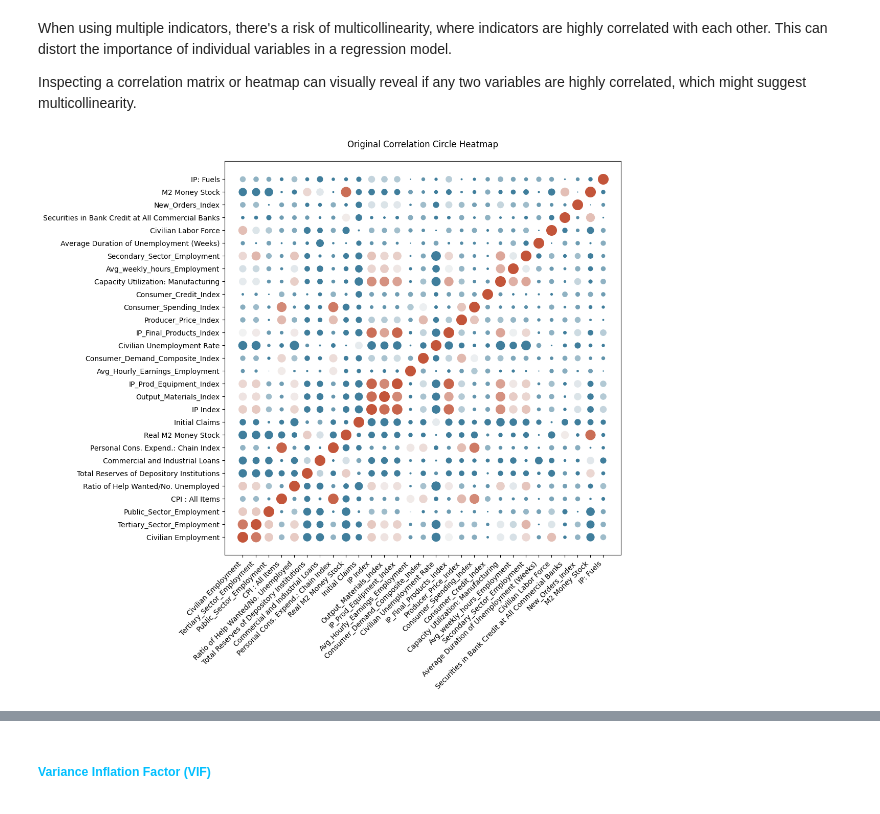
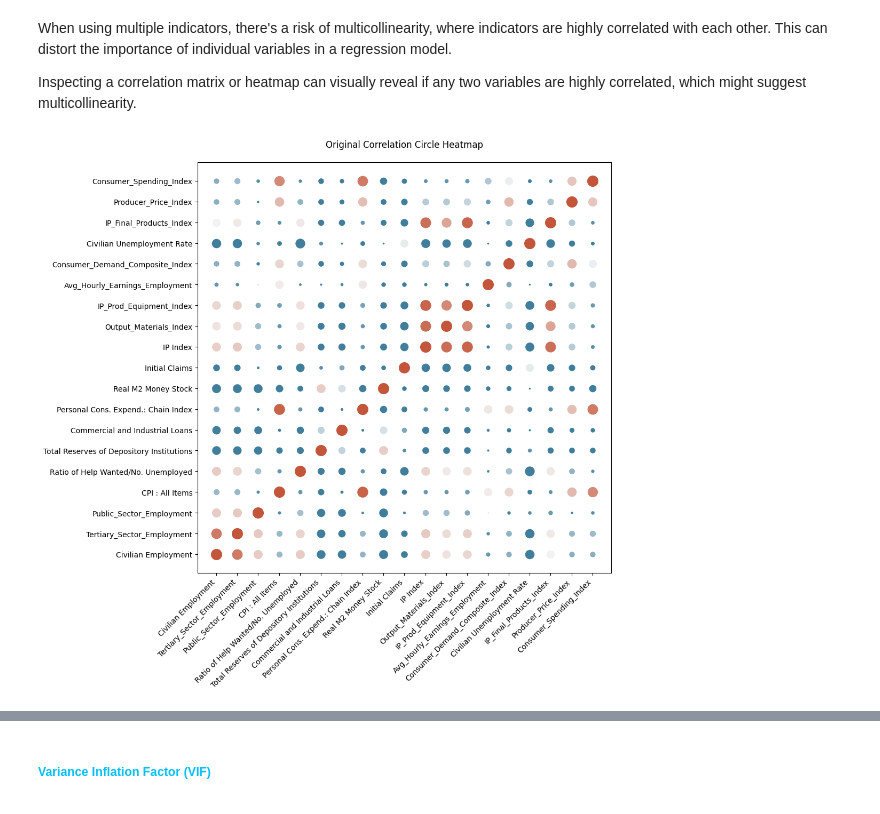
Before and after one commit to janjannagtegaal/NowCasting-M1, a Jupyter notebook: [2]M1_Analysis.ipynb, the cells around one changed output, grey strips where cells are left out. Drawn from its saved outputs; the diff is of its cells as text; code cells hidden in the pictures.

```diff
--- a/[2]M1_Analysis.ipynb
+++ b/[2]M1_Analysis.ipynb
@@ -158,13 +158,11 @@ dtype: float64
 %matplotlib inline
 import matplotlib.pyplot as plt
 
-
-# Assuming `joined_dataset` is your DataFrame that contains the data for PCE and other indicators
 # Extract the top 10 correlated features excluding 'PCE'
-top_features = [feature for feature in top_correlations.index[:16] if feature != 'PCE']
+top_features = [feature for feature in top_correlations.index[:12] if feature != 'PCE']
 
 # Setup the figure and subplots
-fig, axs = plt.subplots(4, 4, figsize=(25, 10))  # Adjust figsize as needed
+fig, axs = plt.subplots(4, 3, figsize=(25, 10))  # Adjust figsize as needed
 fig.subplots_adjust(hspace=0.4, wspace=0.3)  # Adjust spacing as needed
 
 # Flatten the axes array for easy iteration
@@ -173,10 +171,10 @@ axs = axs.flatten()
 # Plot each feature in its subplot against PCE
 for i, feature in enumerate(top_features):
     # Plotting feature against PCE
-    axs[i].plot(joined_dataset.index, joined_dataset[feature], label=f'{feature} vs. PCE')
-    axs[i].plot(joined_dataset.index, joined_dataset['PCE'], label='PCE', linestyle='--', color='red')
+    axs[i].plot(joined_dataset.index[-80:], joined_dataset[feature][-80:], label=f'{feature} vs. PCE',color='black')
+    axs[i].plot(joined_dataset.index[-80:], joined_dataset['PCE'][-80:], label='PCE', color='red',alpha=0.5)
     axs[i].set_title(f'{feature} vs. PCE')
-    axs[i].set_xlabel('Date')  # Adjust as per your dataset structure
+    axs[i].set_xlabel('Date')
     axs[i].set_ylabel('Value')
     axs[i].legend()
 
@@ -185,7 +183,7 @@ for j in range(i + 1, 10):
     fig.delaxes(axs[j])
 
 # Add an overall title
-fig.suptitle('Top Correlations Against PCE Over Time', fontsize=16)
+fig.suptitle('Top Correlations Against PCE since 2000', fontsize=16)
 
 # Show the plot
 plt.show()
@@ -237,35 +235,35 @@ def plot_correlation_circle_heatmap(dataset, correlations, top_n=30, fig_title='
 
     # Generate a colormap
     cmap = sns.diverging_palette(230, 20, as_cmap=True)
 
     # Get the coordinates
     x_coords, y_coords = np.meshgrid(correlation_matrix.columns, correlation_matrix.index)
 
     # Get correlation values for size - scaled for visibility
     sizes = np.abs(correlation_matrix.values.flatten()) * 200
 
     # Get colors based on correlation values
     colors = [cmap(val) for val in correlation_matrix.values.flatten()]
 
     # Create the bubble heatmap
     for (x, y), size, color in zip(np.c_[x_coords.ravel(), y_coords.ravel()], sizes, colors):
         ax.scatter(x, y, s=size, c=[color])
 
     # Improve layout
     ax.set_xticks(np.arange(len(correlation_matrix.columns)))
     ax.set_yticks(np.arange(len(correlation_matrix.index)))
     ax.set_xticklabels(correlation_matrix.columns)
     ax.set_yticklabels(correlation_matrix.index)
     plt.xticks(rotation=45, ha='right')
     plt.yticks(rotation=0)
     ax.set_title(fig_title, pad=20)
 
     plt.show()
 
 # Example usage with the original correlations
-plot_correlation_circle_heatmap(joined_dataset, top_correlations, top_n=30, fig_title='Original Correlation Circle Heatmap')
+plot_correlation_circle_heatmap(joined_dataset, top_correlations, top_n=20, fig_title='Original Correlation Circle Heatmap')
 # %% [output]
-[figure, old version]
+[figure, new version]
 # %%
 refined_dataset = joined_dataset.copy()
 
```
Also changed, not shown: parts of 18 cells of this notebook, 3 other files.
